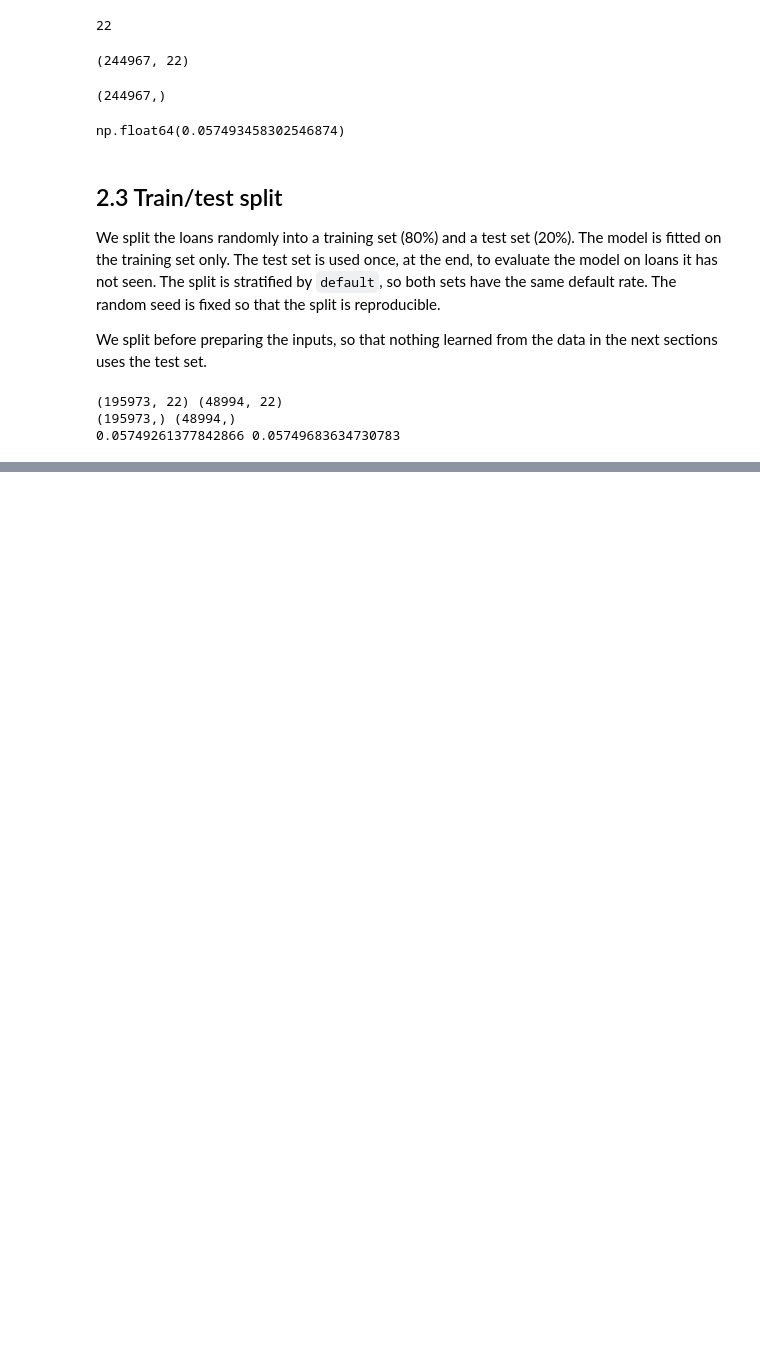
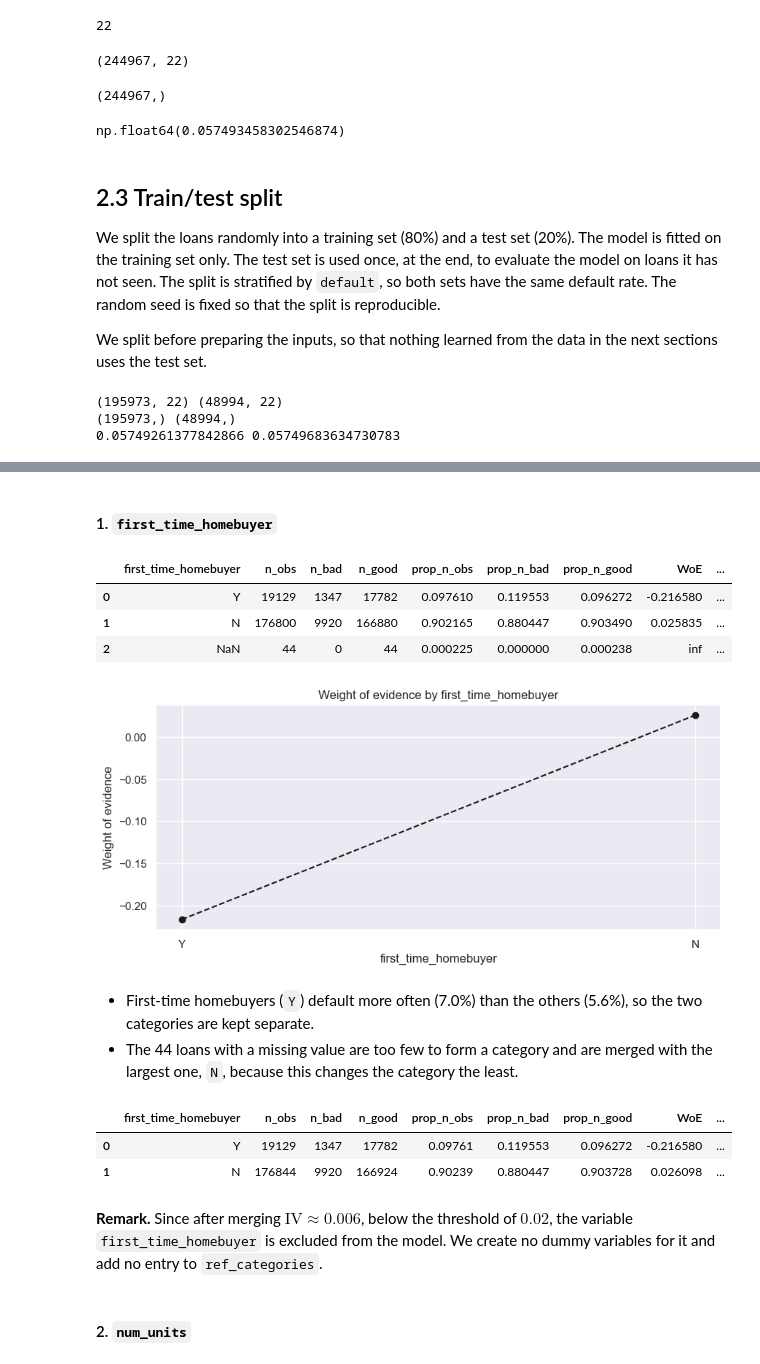
Before and after one commit to keramidasvasilis/credit-risk-el, a Jupyter notebook: notebooks/02_pd_model.ipynb, the cells around one changed output, grey strips where cells are left out. Saved outputs shown, nothing was run; the diff lists cells and outputs as text; code cells hidden in the pictures; blank space fills up the shorter version.

Commit message:
Add discrete variables 1-7 of the PD model (2.4.2)

```diff
--- a/notebooks/02_pd_model.ipynb
+++ b/notebooks/02_pd_model.ipynb
@@ -101,0 +117,3 @@ print(loan_data_targets_train.mean(), loan_data_targets_test.mean())
+# %%
+df_inputs_prepr = loan_data_inputs_train.copy()
+df_targets_prepr = loan_data_targets_train.copy()
@@ -101,0 +209,26 @@ print(loan_data_targets_train.mean(), loan_data_targets_test.mean())
+# %%
+def woe_discrete(df, variable_name, targets):
+    data = pd.concat([df[variable_name], targets.rename('default')], axis = 1)
+    table = data.groupby(variable_name, dropna = False).agg(n_obs = ('default', 'count'),
+                                                           n_bad = ('default', 'sum'))
+    table['n_good'] = table['n_obs'] - table['n_bad']
+    table['prop_n_obs'] = table['n_obs'] / table['n_obs'].sum()
+    table['prop_n_bad'] = table['n_bad'] / table['n_bad'].sum()
+    table['prop_n_good'] = table['n_good'] / table['n_good'].sum()
+    table['WoE'] = np.log(table['prop_n_good'] / table['prop_n_bad'])
+    table = table.sort_values('WoE').reset_index()
+    table['diff_WoE'] = table['WoE'].diff().abs()
+    table['default_rate'] = table['n_bad'] / table['n_obs']
+    table['diff_default_rate'] = table['default_rate'].diff().abs()
+    table['IV'] = ((table['prop_n_good'] - table['prop_n_bad']) * table['WoE']).sum()
+    return table
+# %%
+def plot_by_woe(table, rotation = 0):
+    x = table.iloc[:, 0].fillna('missing').astype(str)
+    plt.figure(figsize = (10, 4))
+    plt.plot(x, table['WoE'], marker = 'o', linestyle = '--', color = 'k')
+    plt.xlabel(table.columns[0])
+    plt.ylabel('Weight of evidence')
+    plt.title('Weight of evidence by ' + table.columns[0])
+    plt.xticks(rotation = rotation)
+    plt.show()
@@ -101,0 +238,17 @@ print(loan_data_targets_train.mean(), loan_data_targets_test.mean())
+# %% [markdown]
+#### 1. `first_time_homebuyer`
+# %%
+first_time_homebuyer_table = woe_discrete(df_inputs_prepr, 'first_time_homebuyer', df_targets_prepr)
+first_time_homebuyer_table
+# %% [output]
+|  | first_time_homebuyer | n_obs | n_bad | n_good | prop_n_obs | prop_n_bad | prop_n_good | WoE | ... |
+| 0 | Y | 19129 | 1347 | 17782 | 0.097610 | 0.119553 | 0.096272 | -0.216580 | ... |
+| 1 | N | 176800 | 9920 | 166880 | 0.902165 | 0.880447 | 0.903490 | 0.025835 | ... |
+| 2 | NaN | 44 | 0 | 44 | 0.000225 | 0.000000 | 0.000238 | inf | ... |
+# %%
+plot_by_woe(first_time_homebuyer_table)
+# %% [output]
+[figure, added]
+# %% [markdown]
+- First-time homebuyers (`Y`) default more often (7.0%) than the others (5.6%), so the two categories are kept separate.
+- The 44 loans with a missing value are too few to form a category and are merged with the largest one, `N`, because this changes the category the least.
@@ -101,0 +258,12 @@ print(loan_data_targets_train.mean(), loan_data_targets_test.mean())
+# %%
+# We look again at the IV
+first_time_homebuyer_table = woe_discrete(df_inputs_prepr, 'first_time_homebuyer', df_targets_prepr)
+first_time_homebuyer_table
+# %% [output]
+|  | first_time_homebuyer | n_obs | n_bad | n_good | prop_n_obs | prop_n_bad | prop_n_good | WoE | ... |
+| 0 | Y | 19129 | 1347 | 17782 | 0.09761 | 0.119553 | 0.096272 | -0.216580 | ... |
+| 1 | N | 176844 | 9920 | 166924 | 0.90239 | 0.880447 | 0.903728 | 0.026098 | ... |
+# %% [markdown]
+**Remark.** Since after merging $\text{IV} \approx 0.006$, below the threshold of $0.02$, the variable `first_time_homebuyer` is excluded from the model. We create no dummy variables for it and add no entry to `ref_categories`.
+# %% [markdown]
+#### 2. `num_units`
```
Also changed, not shown: parts of 49 cells of this notebook.
